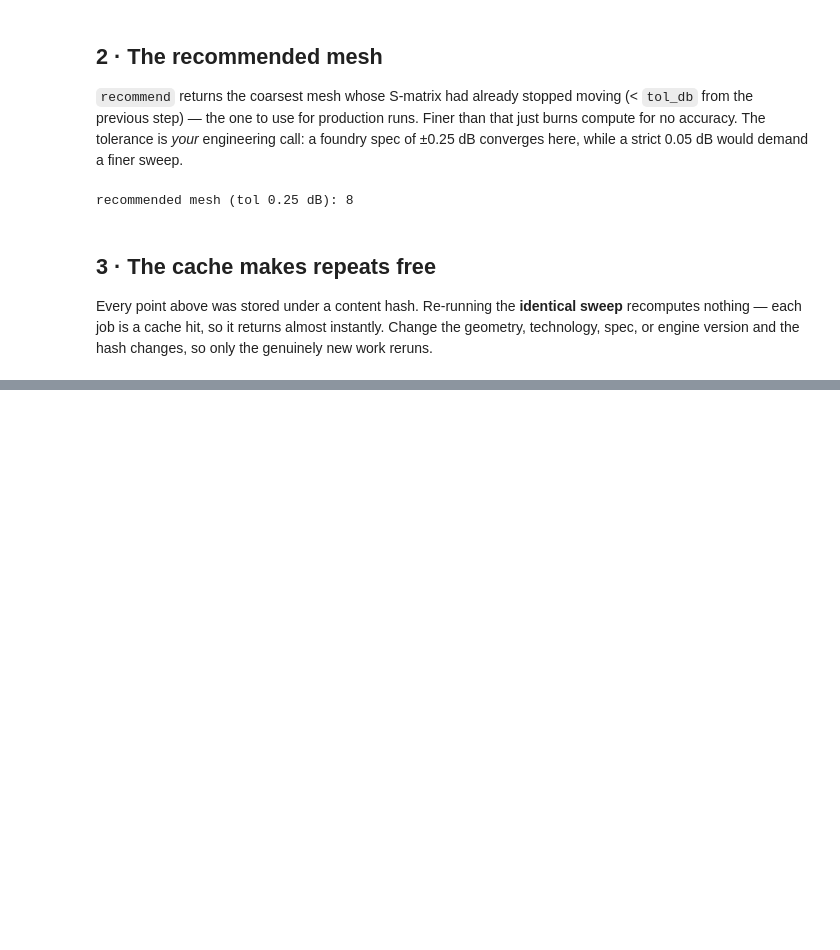
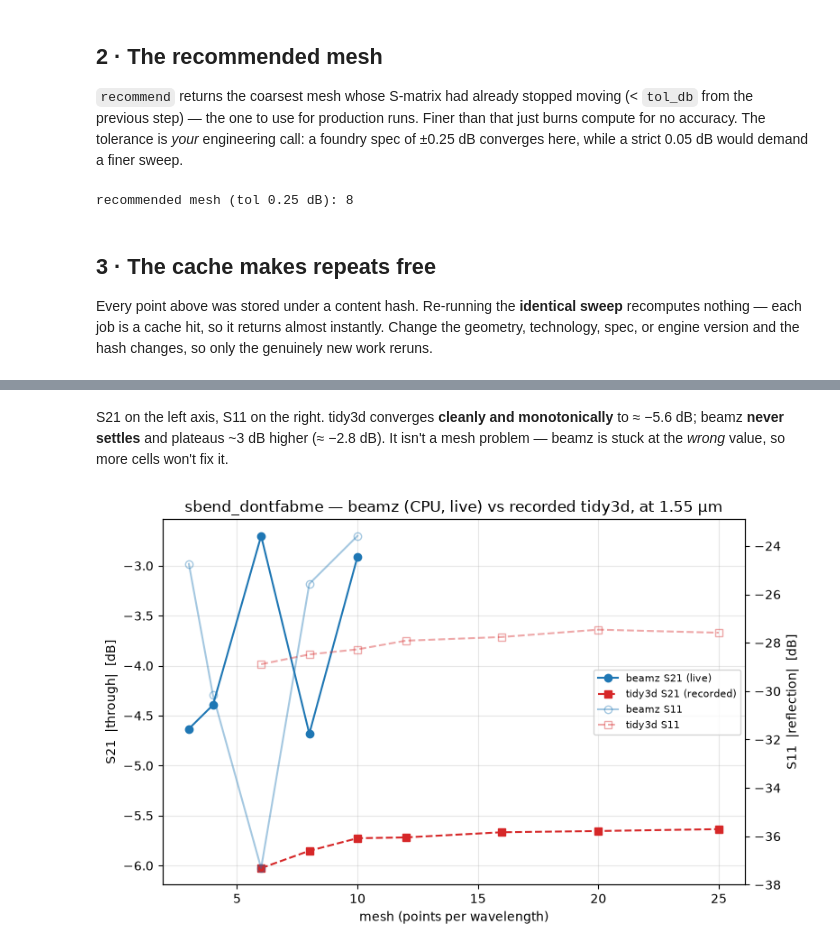
Before and after one commit to SiEPIC/gds_fdtd, a Jupyter notebook: examples/06_convergence_and_caching/06_convergence_and_caching.ipynb, the cells around one changed output, grey strips where cells are left out. Cells and saved outputs as stored; diff of their text form; code cells hidden in the pictures; blank space fills up the shorter version.

```diff
--- a/examples/06_convergence_and_caching/06_convergence_and_caching.ipynb
+++ b/examples/06_convergence_and_caching/06_convergence_and_caching.ipynb
@@ -121,0 +155,21 @@ Lumerical, and how their results line up.
+# %%
+def _s_at_1550(sm, out, in_):
+    i = int(np.argmin(np.abs(sm.wavelength_um - 1.55)))
+    return float(sm.magnitude_db(out=out, in_=in_)[i])
+
+
+beamz_sb = {}
+field_solver = None
+for m in [3, 4, 6, 8, 10]:
+    spec_m = SimulationSpec(wavelength_start=1.5, wavelength_end=1.6, wavelength_points=3,
+                            mesh=m, z_min=-1.0, z_max=1.11)
+    solver = get_solver("beamz")(sbend, technology=tech, spec=spec_m)
+    sm = solver.run()
+    beamz_sb[m] = (_s_at_1550(sm, "opt2", "opt1"), _s_at_1550(sm, "opt1", "opt1"))
+    if m == 10:
+        field_solver = solver  # keep this one for its field profile below
+    print(f"beamz mesh {m:>2}: S21={beamz_sb[m][0]:+.2f} dB  S11={beamz_sb[m][1]:+.2f} dB")
+
+t3d_sb = json.loads(
+    (_find("examples/06_convergence_and_caching/recorded/sbend_tidy3d_convergence.json")).read_text()
+)["mesh"]
@@ -121,0 +194,27 @@ Lumerical, and how their results line up.
+# %% [markdown]
+S21 on the left axis, S11 on the right. tidy3d converges **cleanly and
+monotonically** to ≈ −5.6 dB; beamz **never settles** and plateaus ~3 dB
+higher (≈ −2.8 dB). It isn't a mesh problem — beamz is stuck at the *wrong*
+value, so more cells won't fix it.
+# %%
+fig, axL = plt.subplots(figsize=(8, 5))
+axR = axL.twinx()
+bm = sorted(beamz_sb)
+tm = sorted(int(m) for m in t3d_sb)
+axL.plot(bm, [beamz_sb[m][0] for m in bm], "o-", color="tab:blue", label="beamz S21 (live)")
+axL.plot(tm, [t3d_sb[str(m)]["s21_db"] for m in tm], "s--", color="tab:red", label="tidy3d S21 (recorded)")
+axR.plot(bm, [beamz_sb[m][1] for m in bm], "o-", color="tab:blue", alpha=0.4,
+         markerfacecolor="none", label="beamz S11")
+axR.plot(tm, [t3d_sb[str(m)]["s11_db"] for m in tm], "s--", color="tab:red", alpha=0.4,
+         markerfacecolor="none", label="tidy3d S11")
+axL.set_xlabel("mesh (points per wavelength)")
+axL.set_ylabel("S21  |through|  [dB]")
+axR.set_ylabel("S11  |reflection|  [dB]")
+axL.set_title("sbend_dontfabme — beamz (CPU, live) vs recorded tidy3d, at 1.55 µm")
+axL.grid(True, alpha=0.3)
+_lines = axL.get_lines() + axR.get_lines()
+axL.legend(_lines, [ln.get_label() for ln in _lines], loc="center right", fontsize=8)
+fig.tight_layout()
+plt.show()
+# %% [output]
+[figure, added]
```
Also changed, not shown: parts of 12 cells of this notebook, 8 other files.
